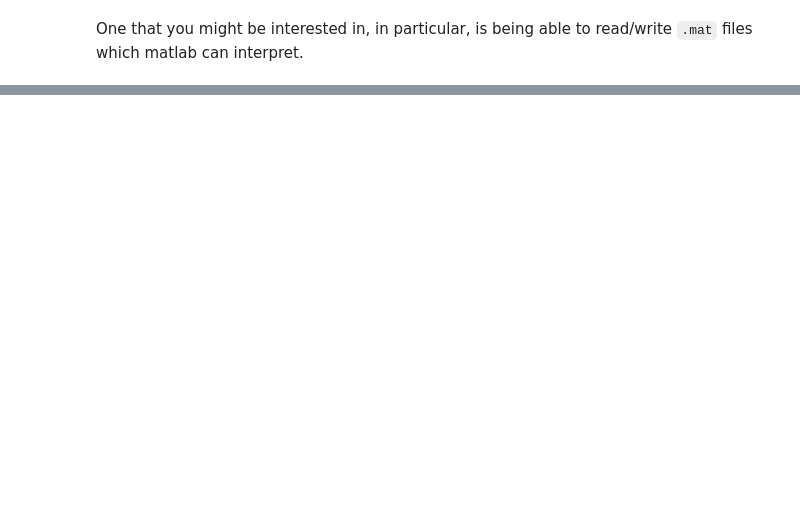
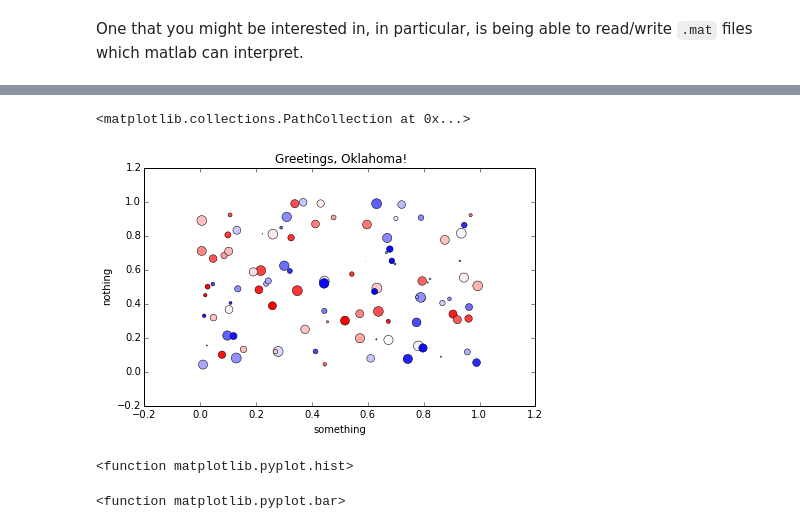
Before and after one commit to dongjwOU/boot-camps, a Jupyter notebook: python/scientific-computing.ipynb, the cells around one changed output, grey strips where cells are left out. Cells and saved outputs as stored; diff of their text form; code cells hidden in the pictures; blank space fills up the shorter version.

```diff
--- a/python/scientific-computing.ipynb
+++ b/python/scientific-computing.ipynb
@@ -172,0 +251,16 @@ sio.savemat?
+# %%
+plt.title("Greetings, Oklahoma!")
+plt.xlabel("something")
+plt.ylabel("nothing")
+plt.scatter( x, y, c=awesomeness, s=weight*100)
+# %% [output]
+<matplotlib.collections.PathCollection at 0x...>
+[figure, added]
+# %%
+plt.hist
+# %% [output]
+<function matplotlib.pyplot.hist>
+# %%
+plt.bar
+# %% [output]
+<function matplotlib.pyplot.bar>
```
Also changed, not shown: parts of 24 cells of this notebook.
